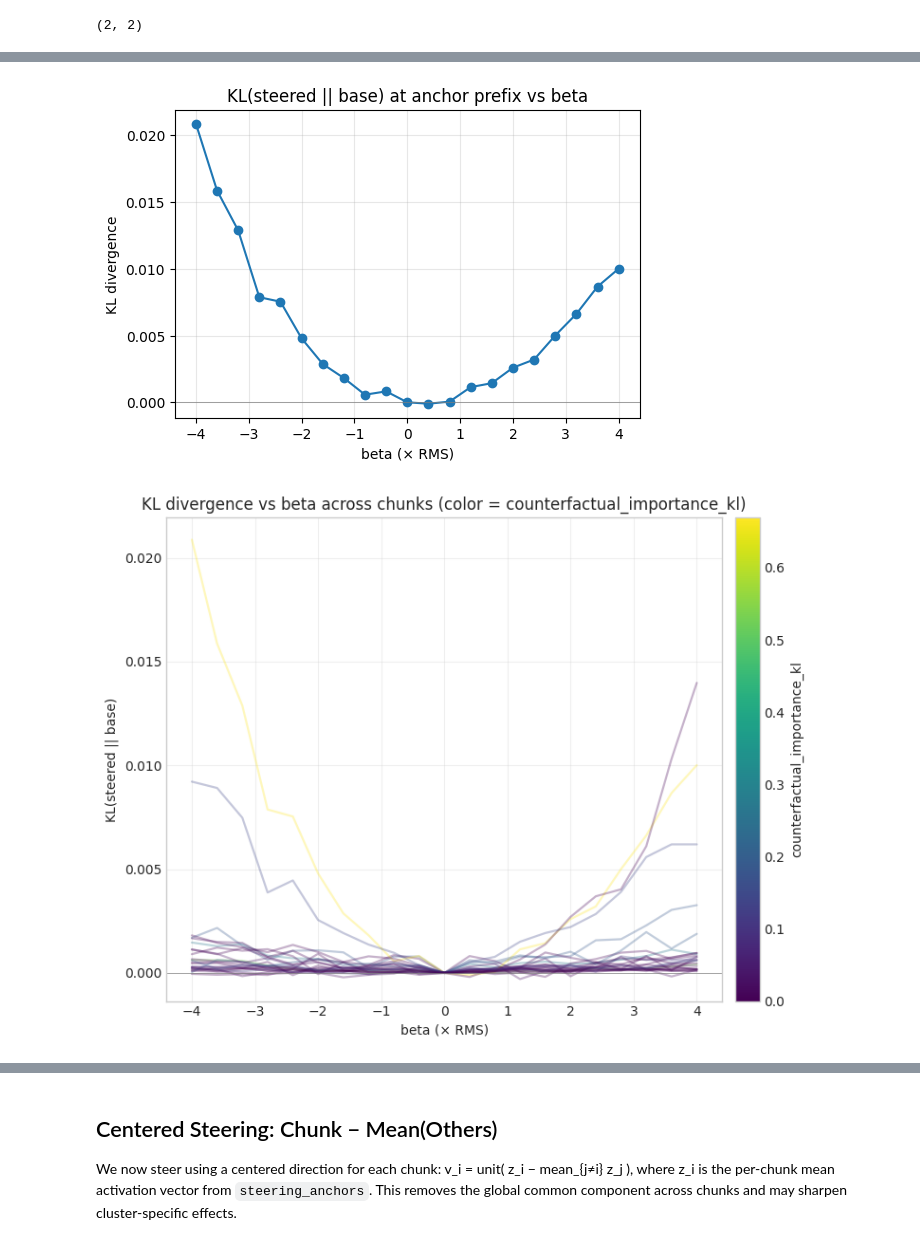
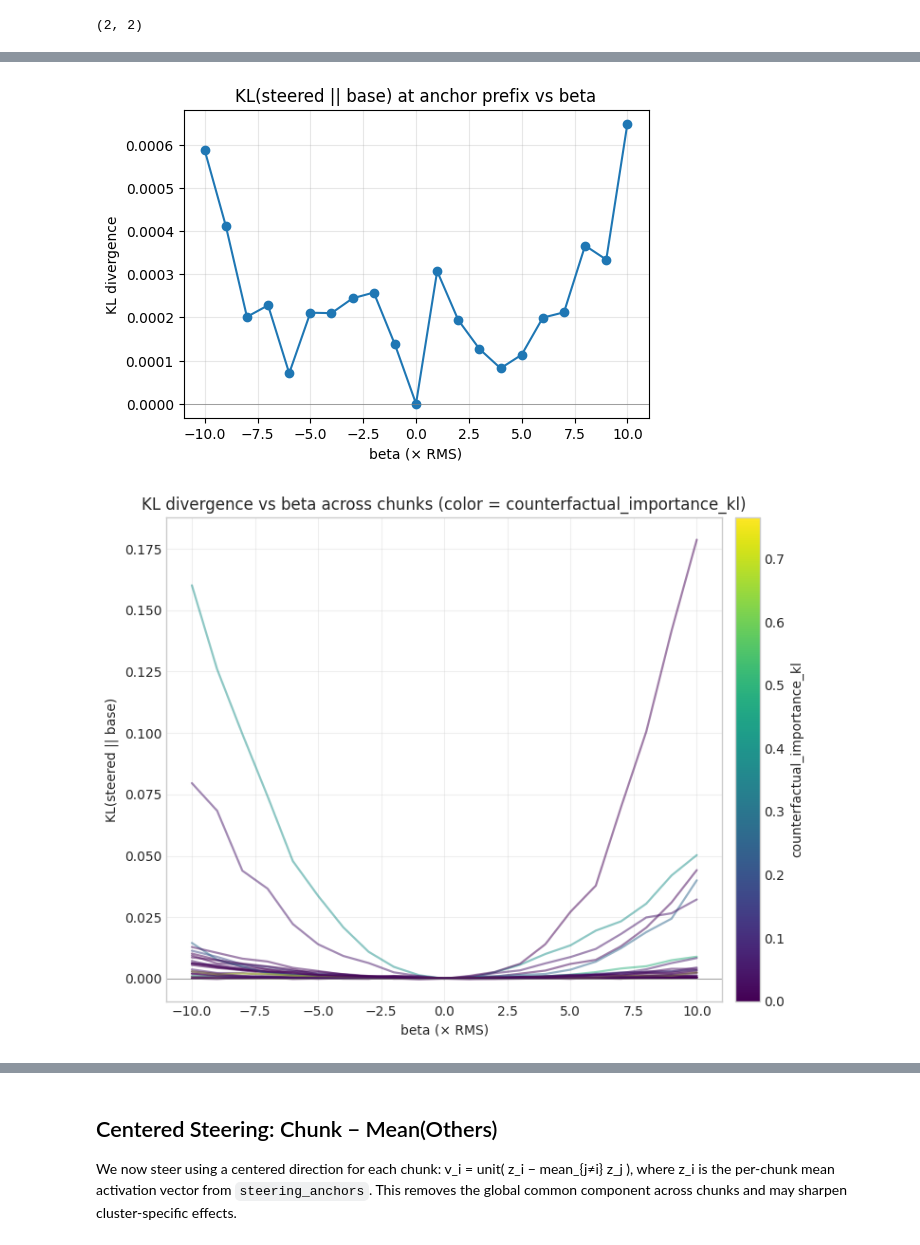
Before and after one commit to cutterdawes/SteeringThoughtAnchors, a Jupyter notebook: notebooks/experiment_3a_anchor_steering.ipynb, the cells around one changed output, grey strips where cells are left out. Saved outputs shown, nothing was run; the diff lists cells and outputs as text; code cells hidden in the pictures.

Commit message:
Updated plots

```diff
--- a/notebooks/experiment_3a_anchor_steering.ipynb
+++ b/notebooks/experiment_3a_anchor_steering.ipynb
@@ -38,6 +38,6 @@ anchors_path = repo_root / 'generated_data' / f'steering_anchors_{model_tag}.jso
 example_index = 0  # change to pick a different example
 
 # Steering amplitudes to test
-betas = np.linspace(-4.0, 4.0, 21)  # [-1, ..., 1]
+betas = np.linspace(-10, 10, 21)  # [-1, ..., 1]
 betas
 # %% [output]
@@ -327,7 +330,7 @@ plt.ylabel('KL divergence')
 plt.grid(True, alpha=0.3)
 plt.show()
 # %% [output]
-[figure, old version]
+[figure, new version]
 # %%
 # Compute KL curves for all chunks and plot, color-coded by counterfactual_importance_kl with a colorbar
 import numpy as np
@@ -363,35 +366,35 @@ cmap = plt.cm.viridis
 # Plot each chunk's KL curve colored by its importance
 fig, ax = plt.subplots(figsize=(8,6))
 for idx in sorted(kl_curves.keys()):
     vals = kl_curves[idx]
     if vals is None or len(vals)==0:
         continue
     ys = np.array(vals, dtype=float)
     # If lengths mismatch, trim/pad to betas length
     n = min(len(ys), len(betas))
     xs = np.array(betas)[:n]
     ys = ys[:n]
     col = cmap(norm(imps[idx] if idx < len(imps) else 0.0))
     lw = 1.6  # 2.8 if idx == anchor_idx else 1.6
-    alpha = 0.3  # = 0.95 if idx == anchor_idx else 0.6
+    alpha = 0.5  # = 0.95 if idx == anchor_idx else 0.6
     ax.plot(xs, ys, color=col, linewidth=lw, alpha=alpha)
 
 # Colorbar mapped to counterfactual_importance_kl
 sm = plt.cm.ScalarMappable(cmap=cmap, norm=norm)
 sm.set_array(imps)
 cbar = fig.colorbar(sm, ax=ax, pad=0.02)
 cbar.set_label('counterfactual_importance_kl')
 
 # Labels and styling
 ax.axhline(0, color='gray', lw=0.5)
 ax.set_xlabel('beta (× RMS)')
 ax.set_ylabel('KL(steered || base)')
 ax.set_title('KL divergence vs beta across chunks (color = counterfactual_importance_kl)')
 ax.grid(True, alpha=0.3)
 plt.tight_layout()
 plt.show()
 # %% [output]
-[figure, old version]
+[figure, new version]
 # %%
 
 # Fit a quadratic to each KL curve (all beta) and plot the fitted amplitude vs counterfactual_importance_kl
```
Also changed, not shown: parts of 7 cells of this notebook, 4 other files.
